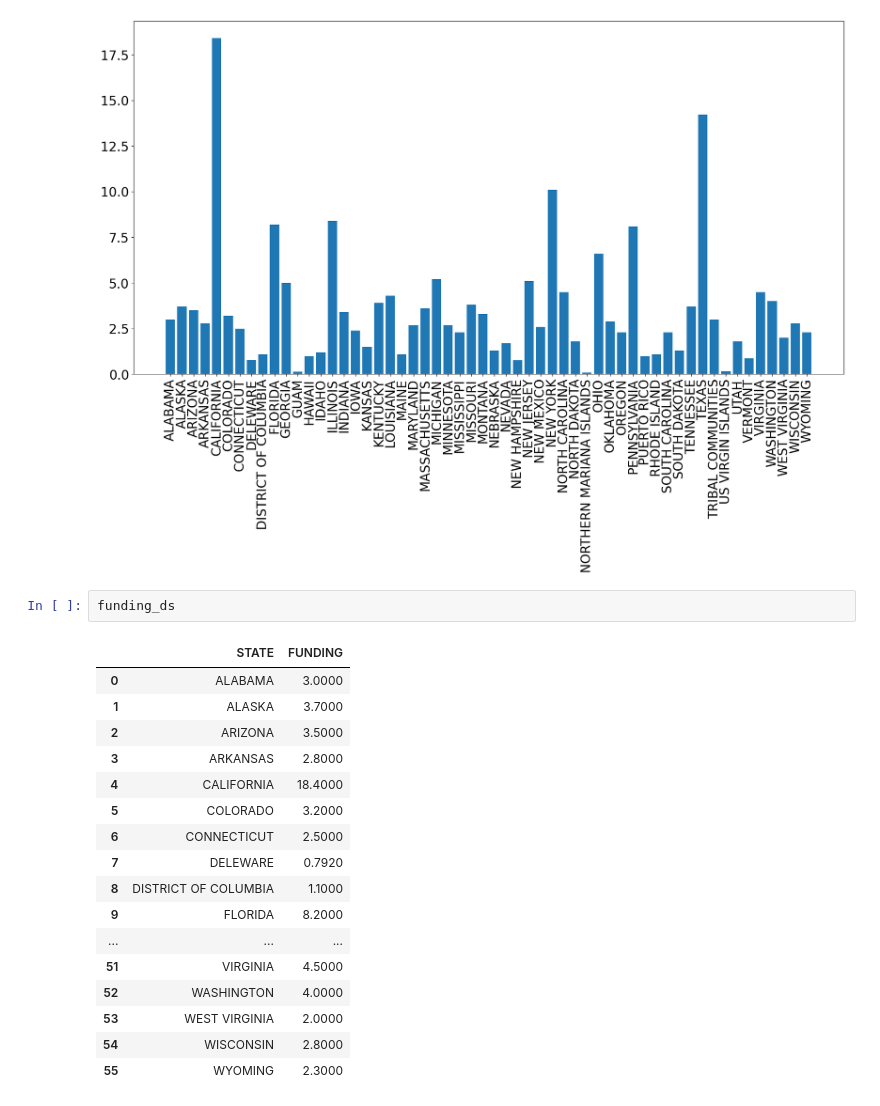
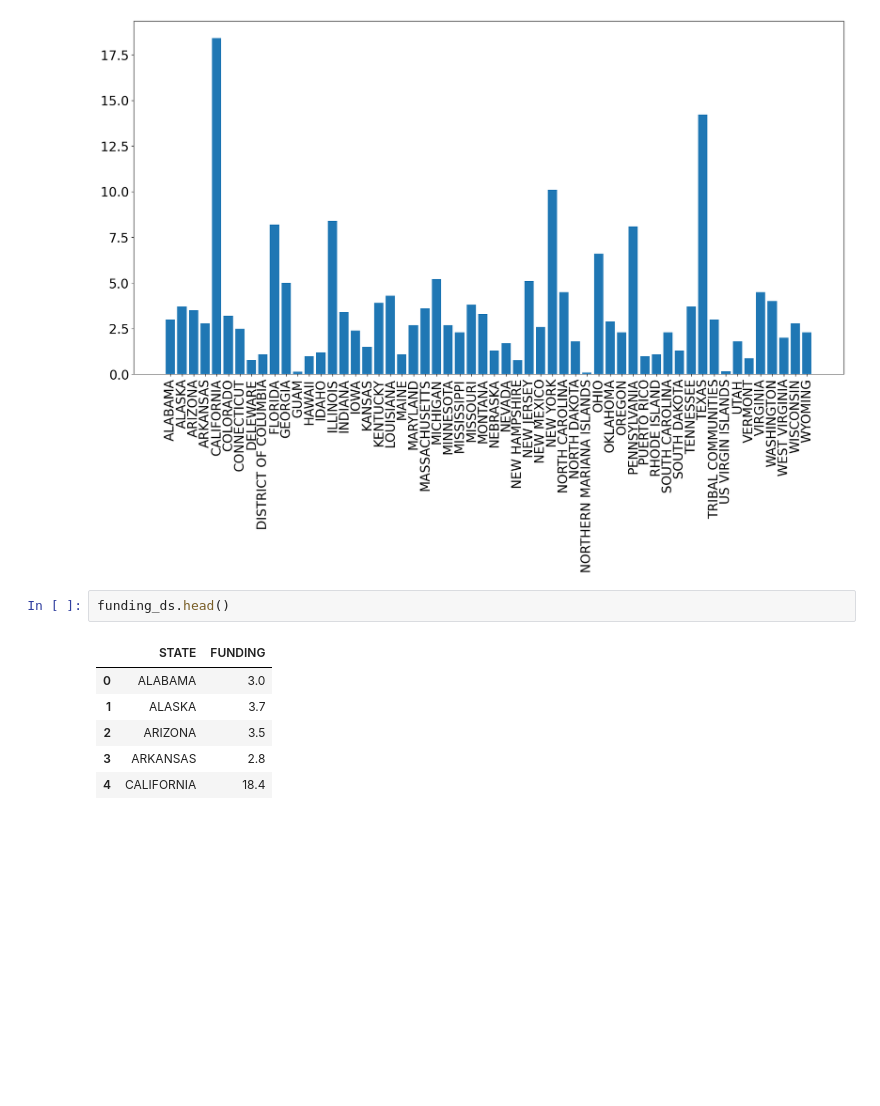
Before and after one commit to himalayahall/DATA608, a Jupyter notebook: Story 1/Story1.ipynb, the cells around one changed output. Drawn from its saved outputs; the diff is of its cells as text; blank space fills up the shorter version.

```diff
--- a/Story 1/Story1.ipynb
+++ b/Story 1/Story1.ipynb
@@ -255,22 +259,11 @@ plt.bar(funding_ds['STATE'],
 <BarContainer object of 56 artists>
 [figure]
 # %%
-funding_ds
+funding_ds.head()
 # %% [output]
 |  | STATE | FUNDING |
-| 0 | ALABAMA | 3.0000 |
-| 1 | ALASKA | 3.7000 |
-| 2 | ARIZONA | 3.5000 |
-| 3 | ARKANSAS | 2.8000 |
-| 4 | CALIFORNIA | 18.4000 |
-| 5 | COLORADO | 3.2000 |
-| 6 | CONNECTICUT | 2.5000 |
-| 7 | DELEWARE | 0.7920 |
-| 8 | DISTRICT OF COLUMBIA | 1.1000 |
-| 9 | FLORIDA | 8.2000 |
-| ... | ... | ... |
-| 51 | VIRGINIA | 4.5000 |
-| 52 | WASHINGTON | 4.0000 |
-| 53 | WEST VIRGINIA | 2.0000 |
-| 54 | WISCONSIN | 2.8000 |
-| 55 | WYOMING | 2.3000 |
+| 0 | ALABAMA | 3.0 |
+| 1 | ALASKA | 3.7 |
+| 2 | ARIZONA | 3.5 |
+| 3 | ARKANSAS | 2.8 |
+| 4 | CALIFORNIA | 18.4 |
```
Also changed, not shown: parts of 7 cells of this notebook.
